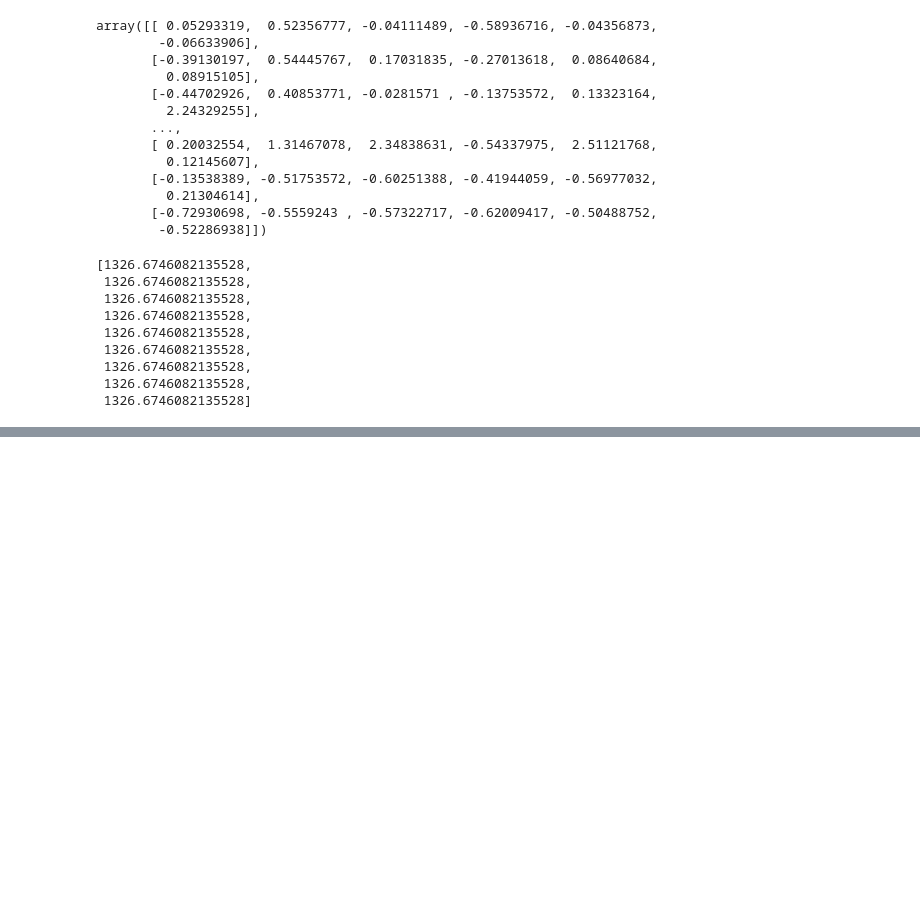
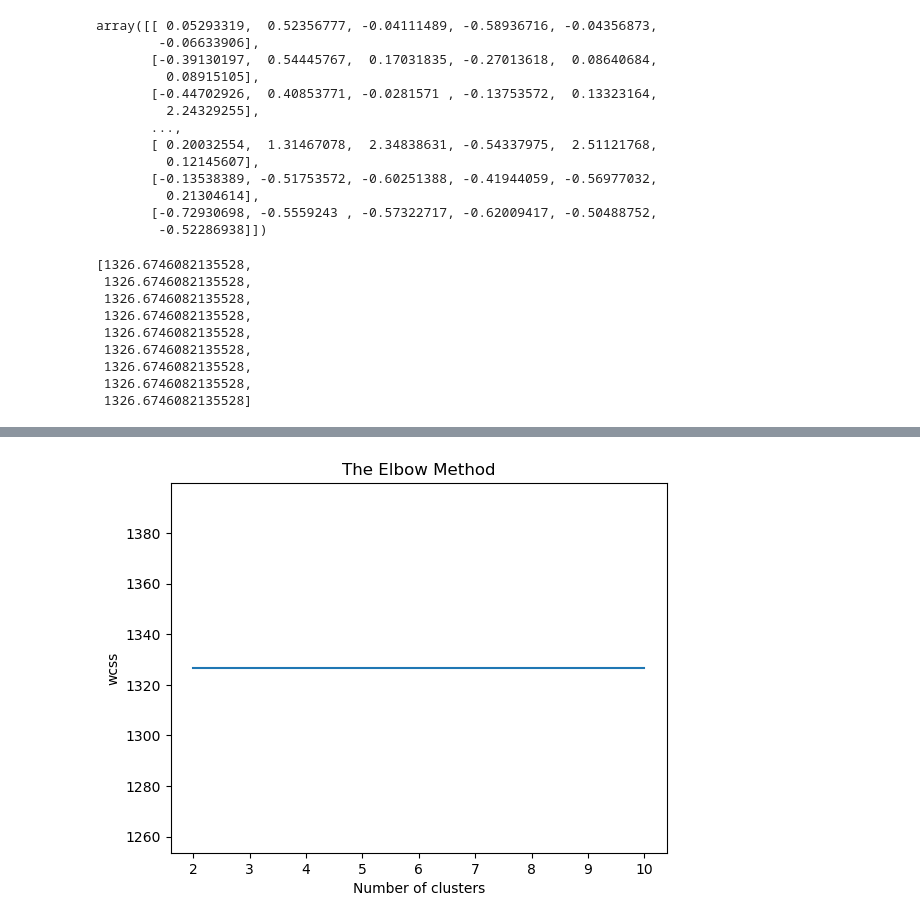
Before and after one commit to 2311cs020358/python, a Jupyter notebook: day20.ipynb, the cells around one changed output, grey strips where cells are left out. Drawn from its saved outputs; the diff is of its cells as text; code cells hidden in the pictures; blank space fills up the shorter version.

```diff
--- a/day20.ipynb
+++ b/day20.ipynb
@@ -159,0 +185,8 @@ wcss
+# %%
+plt.plot(range(2,11),wcss)
+plt.title('The Elbow Method')
+plt.xlabel('Number of clusters')
+plt.ylabel('wcss')
+plt.show()
+# %% [output]
+[figure, added]
```
Also changed, not shown: parts of 8 cells of this notebook.
